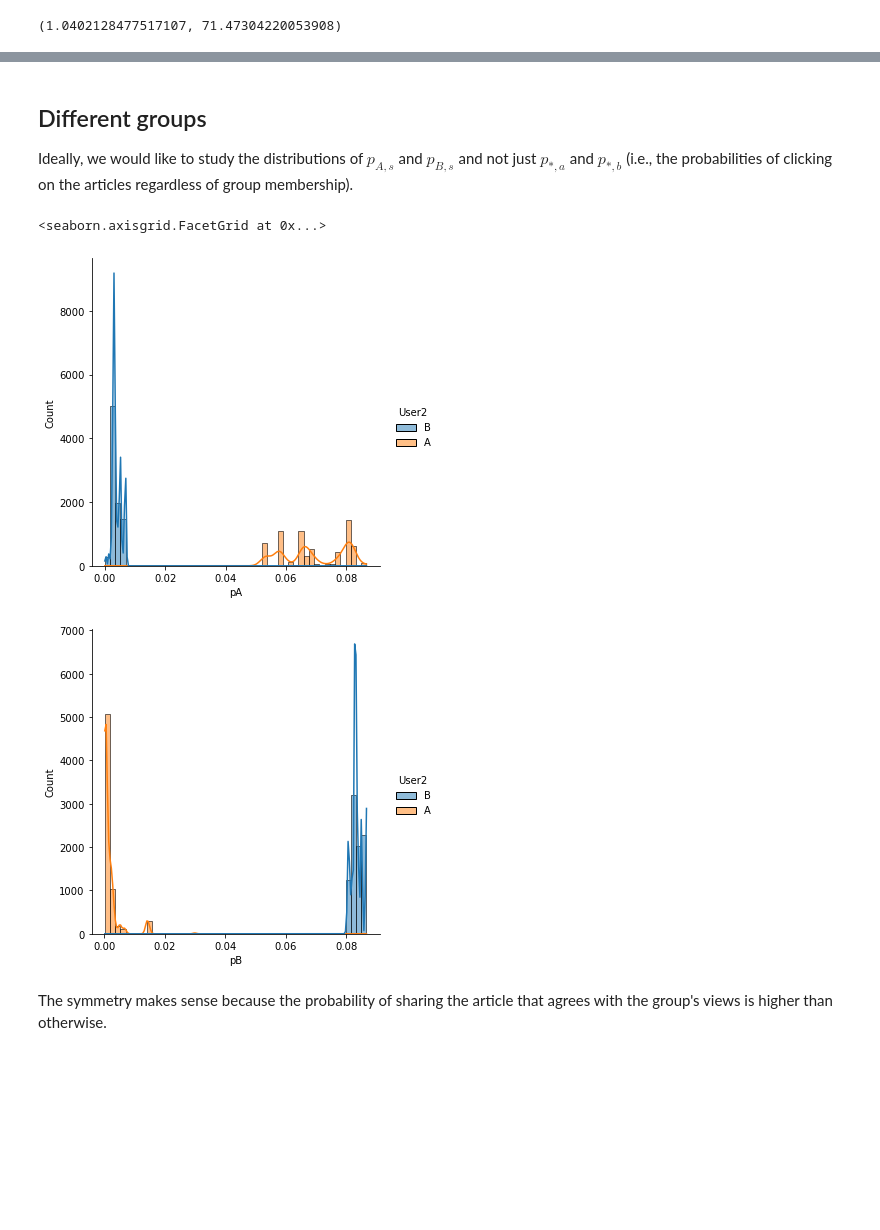
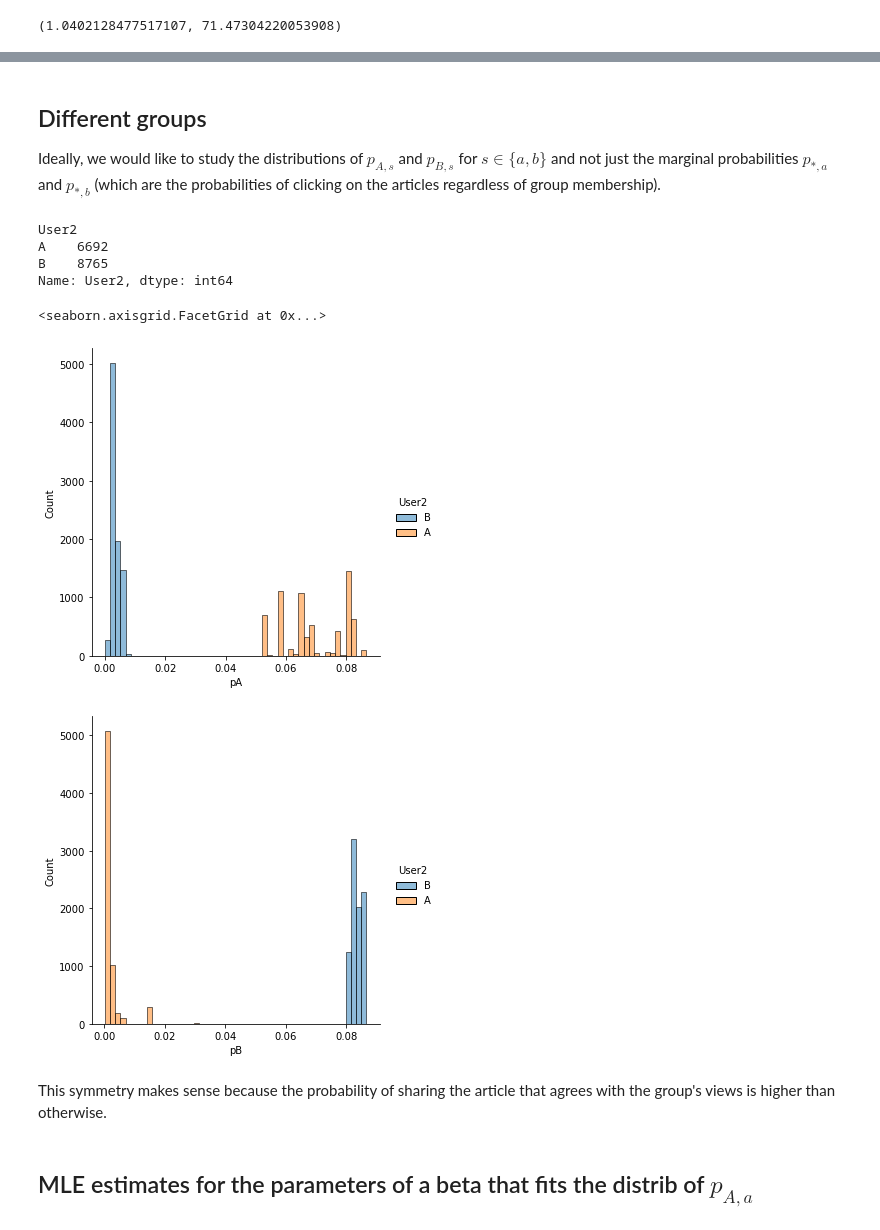
Before and after one commit to jfinocchiaro/long-term-fair-mdps, a Jupyter notebook: political-influence/probability_sharing_distributions.ipynb, the cells around one changed output, grey strips where cells are left out. Cells and saved outputs as stored; diff of their text form; code cells hidden in the pictures; blank space fills up the shorter version.

Commit message:
get parameters for group probability distribs

```diff
--- a/political-influence/probability_sharing_distributions.ipynb
+++ b/political-influence/probability_sharing_distributions.ipynb
@@ -164,5 +193,5 @@ sns.displot(data=pd.melt(p_share,
 # %% [markdown]
 ## Different groups
 
-Ideally, we would like to study the distributions of $p_{A, s}$ and $p_{B, s}$ and not just $p_{*, a}$ and $p_{*,b}$ (i.e., the probabilities of clicking on the articles regardless of group membership).
+Ideally, we would like to study the distributions of $p_{A, s}$ and $p_{B, s}$ for $s\in\{a,b\}$ and not just the marginal probabilities $p_{*, a}$ and $p_{*,b}$ (which are the probabilities of clicking on the articles regardless of group membership).
 # %%
@@ -170,11 +199,20 @@ dfg = df[df.User2.isin(B) | df.User2.isin(A)]
 # %%
-group = df.User2.isin(A).replace({True: 'A', False: 'B'})
+group = dfg.User2.isin(A).replace({True: 'A', False: 'B'})
+# %%
+dfg.groupby(group).User2.count()
+# %% [output]
+User2
+A    6692
+B    8765
+Name: User2, dtype: int64
 # %%
-sns.displot(data=dfg, x='pA', hue=group, bins=50, kde=True)
-sns.displot(data=dfg, x='pB', hue=group, bins=50, kde=True)
+sns.displot(data=dfg, x='pA', hue=group, bins=50)
+sns.displot(data=dfg, x='pB', hue=group, bins=50)
 # %% [output]
 <seaborn.axisgrid.FacetGrid at 0x...>
-[figure, old version]
+[figure, new version]
-[figure, old version]
+[figure, new version]
 # %% [markdown]
-The symmetry makes sense because the probability of sharing the article that agrees with the group's views is higher than otherwise.
+This symmetry makes sense because the probability of sharing the article that agrees with the group's views is higher than otherwise.
+# %% [markdown]
+## MLE estimates for the parameters of a beta that fits the distrib of $p_{A,a}$
```
Also changed, not shown: parts of 33 cells of this notebook.
